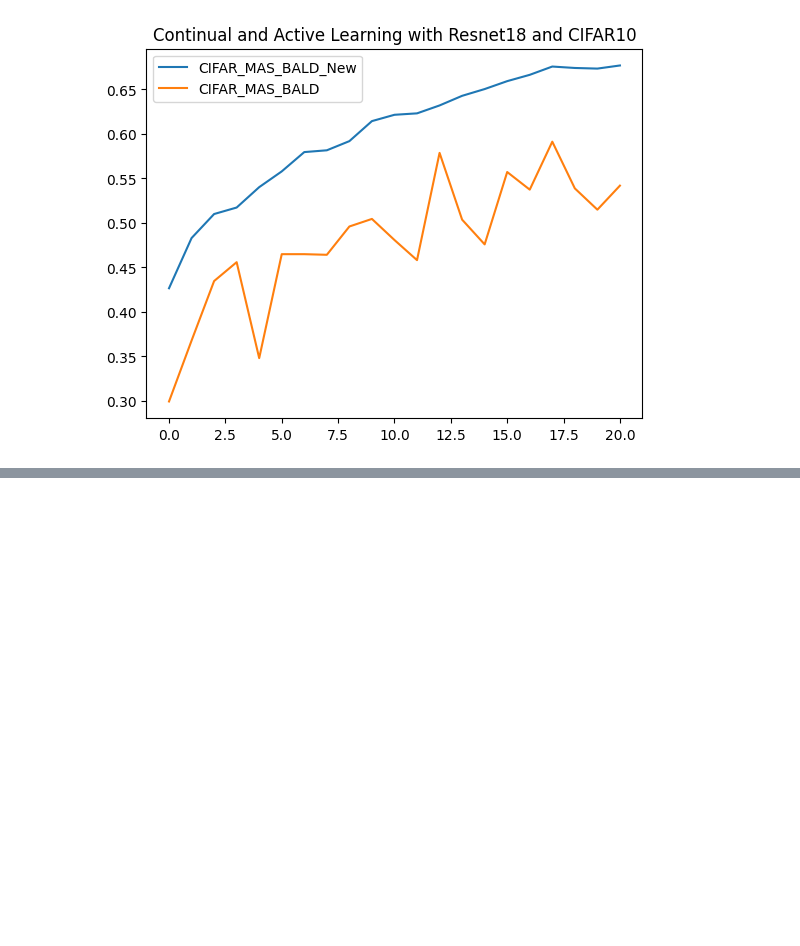
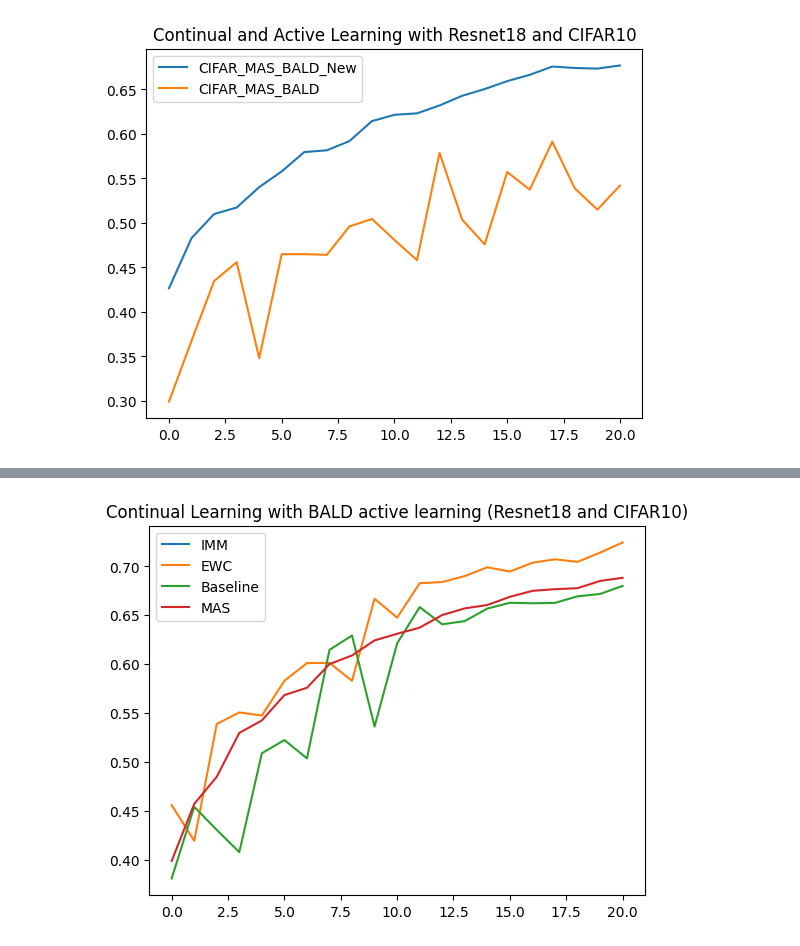
Before and after one commit to FelixMoeller3/calms, a Jupyter notebook: src/evaluation/eval_model_stealing.ipynb, the cells around one changed output, grey strips where cells are left out. Drawn from its saved outputs; the diff is of its cells as text; code cells hidden in the pictures; blank space fills up the shorter version.

```diff
--- a/src/evaluation/eval_model_stealing.ipynb
+++ b/src/evaluation/eval_model_stealing.ipynb
@@ -156,0 +173,16 @@ plt.show()
+# %%
+# Runs for BALD AL strategy with CIFAR-10 on Resnet18
+imm = []
+ewc = [0.4561, 0.4197, 0.539, 0.5508, 0.5476, 0.5831, 0.6012, 0.6014, 0.5831, 0.6669, 0.6476, 0.6828, 0.684, 0.6901, 0.6991, 0.6947, 0.7037, 0.7072, 0.7046, 0.714, 0.7244]
+naive = [0.3812, 0.4544, 0.4308, 0.4081, 0.5091, 0.5226, 0.5039, 0.6147, 0.6294, 0.5364, 0.6213, 0.6584, 0.6408, 0.6441, 0.6569, 0.6628, 0.6623, 0.6627, 0.6694, 0.6718, 0.68]
+mas = [0.3992, 0.4573, 0.4851, 0.5299, 0.5426, 0.5685, 0.576, 0.6002, 0.609, 0.6244, 0.6311, 0.6374, 0.6503, 0.6571, 0.6605, 0.6689, 0.675, 0.6767, 0.6777, 0.6851, 0.6883]
+plt.plot(imm,label="IMM")
+plt.plot(ewc,label="EWC")
+plt.plot(naive,label="Baseline")
+plt.plot(mas,label="MAS")
+#plt.plot(cifar_Naive_BALD,label="CIFAR_Naive_BALD")
+plt.legend()
+plt.title("Continual Learning with BALD active learning (Resnet18 and CIFAR10)")
+plt.show()
+# %% [output]
+[figure, added]
```
Also changed, not shown: parts of 1 cell of this notebook.
